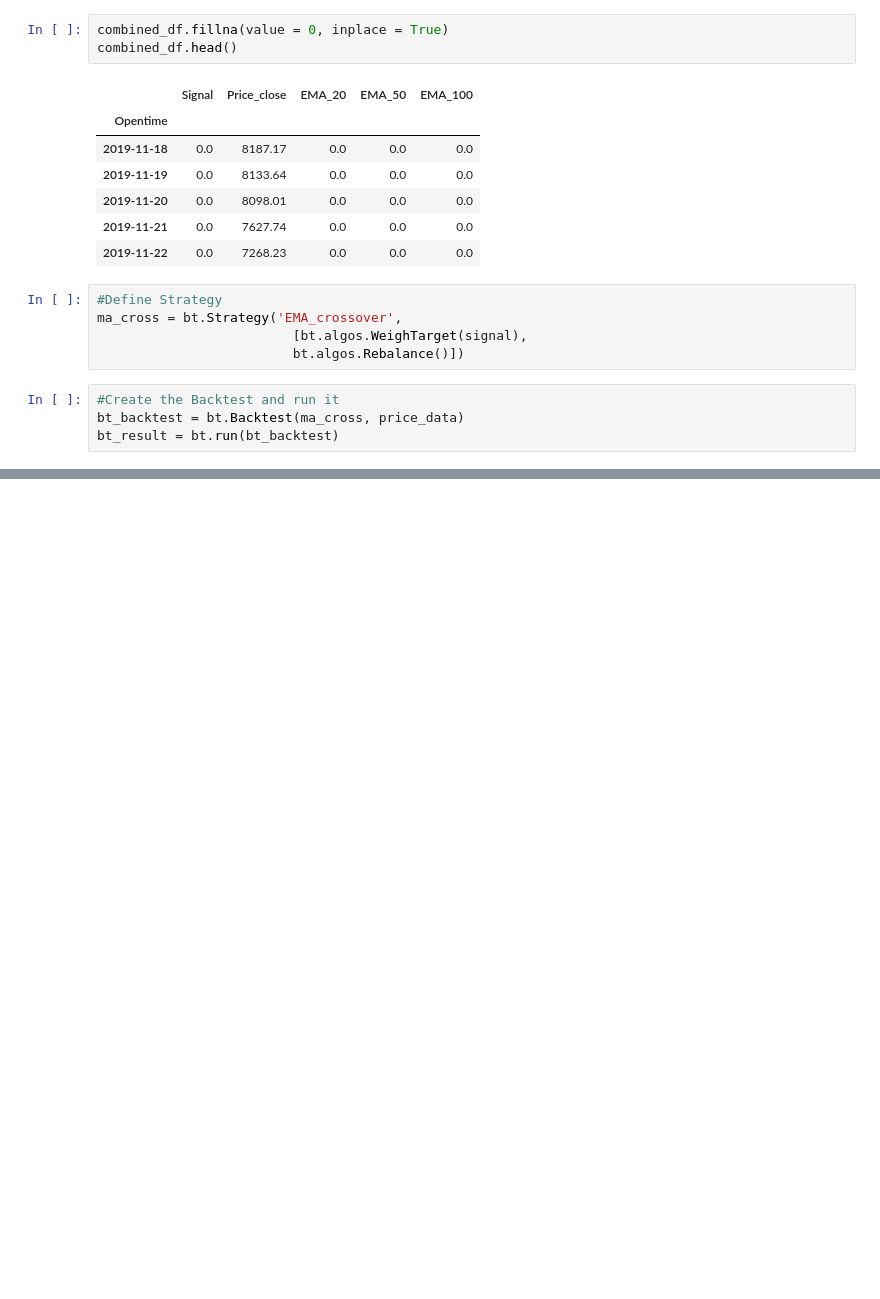
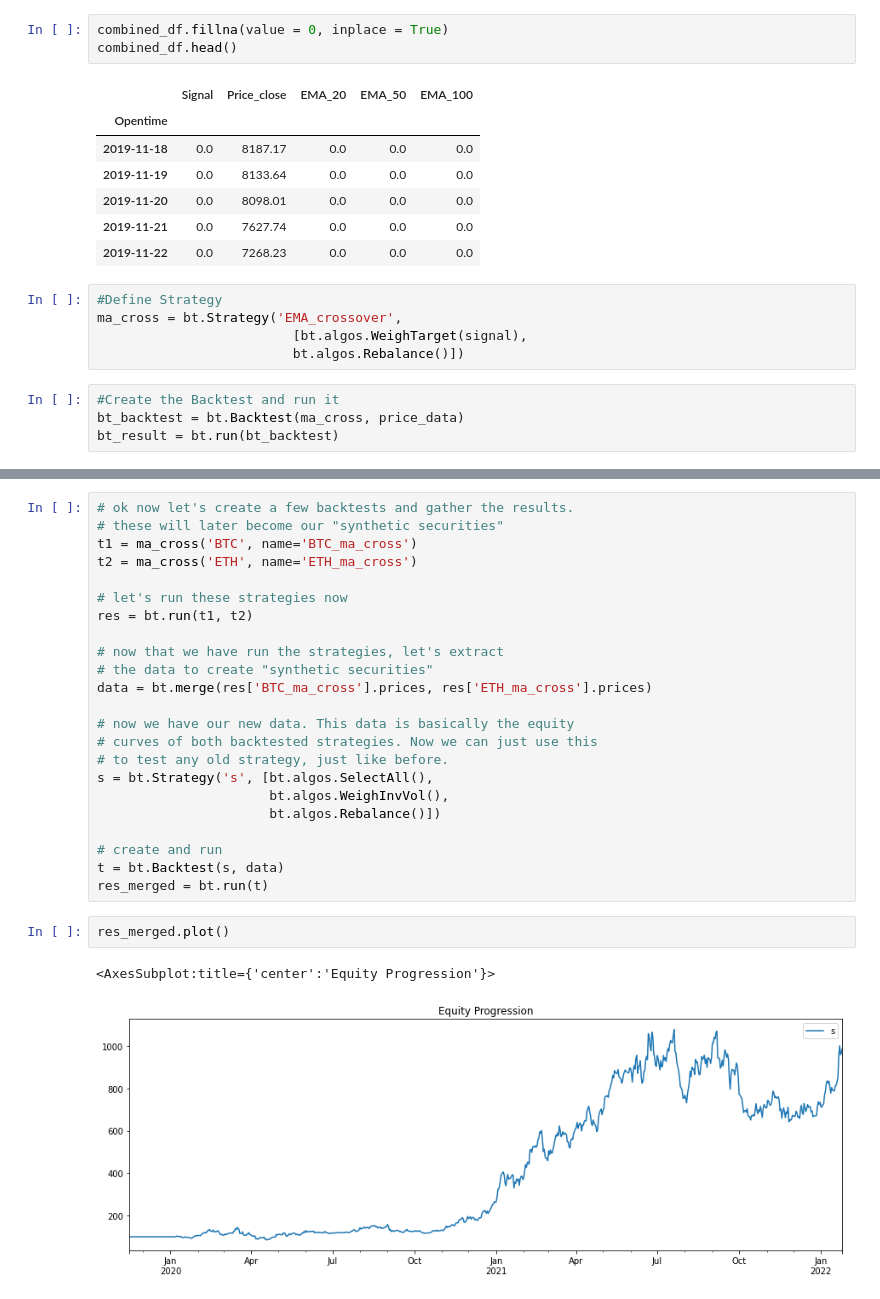
Before and after one commit to gap689/crypto-data-analysis, a Jupyter notebook: tradingmachinelearning/Backtesting.ipynb, the cells around one changed output, grey strips where cells are left out. Cells and saved outputs as stored; diff of their text form; blank space fills up the shorter version.

Commit message:
Tree structure backtesting strategy with BTC and ETH

```diff
--- a/tradingmachinelearning/Backtesting.ipynb
+++ b/tradingmachinelearning/Backtesting.ipynb
@@ -296,0 +325,28 @@ Win 12m %            75.00%
+# %%
+# ok now let's create a few backtests and gather the results.
+# these will later become our "synthetic securities"
+t1 = ma_cross('BTC', name='BTC_ma_cross')
+t2 = ma_cross('ETH', name='ETH_ma_cross')
+
+# let's run these strategies now
+res = bt.run(t1, t2)
+
+# now that we have run the strategies, let's extract
+# the data to create "synthetic securities"
+data = bt.merge(res['BTC_ma_cross'].prices, res['ETH_ma_cross'].prices)
+
+# now we have our new data. This data is basically the equity
+# curves of both backtested strategies. Now we can just use this
+# to test any old strategy, just like before.
+s = bt.Strategy('s', [bt.algos.SelectAll(),
+                      bt.algos.WeighInvVol(),
+                      bt.algos.Rebalance()])
+
+# create and run
+t = bt.Backtest(s, data)
+res_merged = bt.run(t)
+# %%
+res_merged.plot()
+# %% [output]
+<AxesSubplot:title={'center':'Equity Progression'}>
+[figure, added]
```
Also changed, not shown: parts of 24 cells of this notebook.
